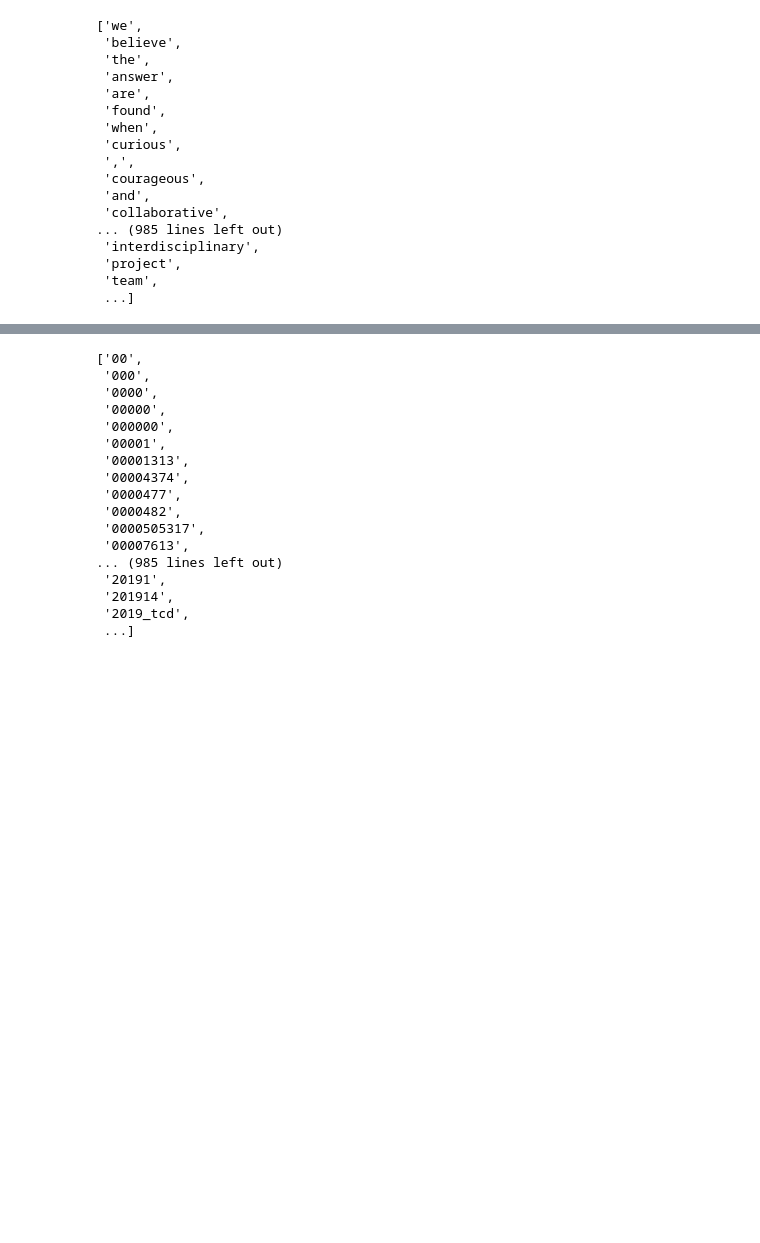
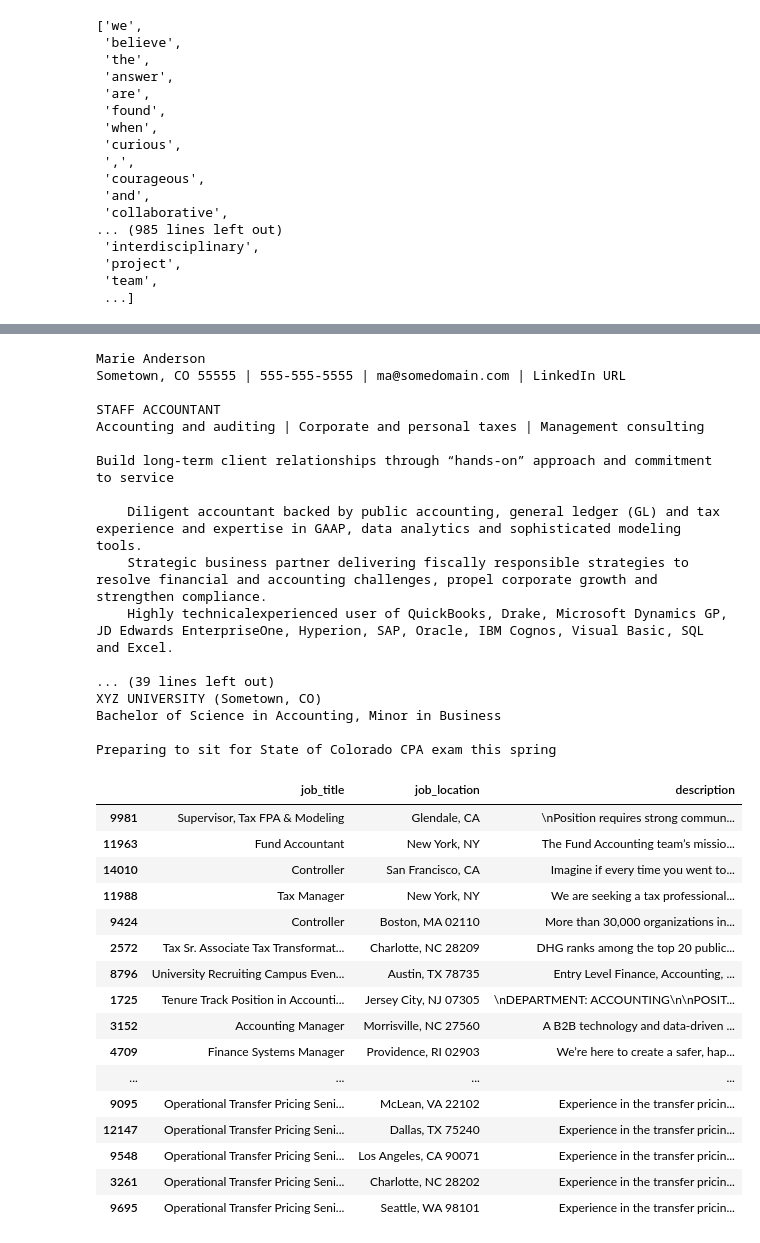
Before and after one commit to ivboh/NLP-Indeed-Jobs-Recommender, a Jupyter notebook: src/nlp_indeed_EDA.ipynb, the cells around one changed output, grey strips where cells are left out. Cells and saved outputs as stored; diff of their text form; code cells hidden in the pictures; blank space fills up the shorter version.

```diff
--- a/src/nlp_indeed_EDA.ipynb
+++ b/src/nlp_indeed_EDA.ipynb
@@ -495,20 +647,37 @@ n_matching_jobs(test_resume, vectorizer, docs_tfidf, 100)
-# %%
-vectorizer.get_feature_names()
-# %% [output]
-['00',
- '000',
- '0000',
- '00000',
- '000000',
- '00001',
- '00001313',
- '00004374',
- '0000477',
- '0000482',
- '0000505317',
- '00007613',
-... (985 lines left out)
- '20191',
- '201914',
- '2019_tcd',
- ...]
+# %%
+n_matching_jobs(test_resume_accountant, vectorizer, docs_tfidf, 20)
+# %% [output]
+Marie Anderson
+Sometown, CO 55555 | 555-555-5555 | ma@somedomain.com | LinkedIn URL
+
+STAFF ACCOUNTANT
+Accounting and auditing | Corporate and personal taxes | Management consulting
+
+Build long-term client relationships through “hands-on” approach and commitment to service
+
+    Diligent accountant backed by public accounting, general ledger (GL) and tax experience and expertise in GAAP, data analytics and sophisticated modeling tools.
+    Strategic business partner delivering fiscally responsible strategies to resolve financial and accounting challenges, propel corporate growth and strengthen compliance.
+    Highly technicalexperienced user of QuickBooks, Drake, Microsoft Dynamics GP, JD Edwards EnterpriseOne, Hyperion, SAP, Oracle, IBM Cognos, Visual Basic, SQL and Excel.
+
+... (39 lines left out)
+XYZ UNIVERSITY (Sometown, CO)
+Bachelor of Science in Accounting, Minor in Business
+
+Preparing to sit for State of Colorado CPA exam this spring
+|  | job_title | job_location | description |
+| 9981 | Supervisor, Tax FPA & Modeling | Glendale, CA | \nPosition requires strong commun... |
+| 11963 | Fund Accountant | New York, NY | The Fund Accounting team’s missio... |
+| 14010 | Controller | San Francisco, CA | Imagine if every time you went to... |
+| 11988 | Tax Manager | New York, NY | We are seeking a tax professional... |
+| 9424 | Controller | Boston, MA 02110 | More than 30,000 organizations in... |
+| 2572 | Tax Sr. Associate Tax Transformat... | Charlotte, NC 28209 | DHG ranks among the top 20 public... |
+| 8796 | University Recruiting Campus Even... | Austin, TX 78735 | Entry Level Finance, Accounting, ... |
+| 1725 | Tenure Track Position in Accounti... | Jersey City, NJ 07305 | \nDEPARTMENT: ACCOUNTING\n\nPOSIT... |
+| 3152 | Accounting Manager | Morrisville, NC 27560 | A B2B technology and data-driven ... |
+| 4709 | Finance Systems Manager | Providence, RI 02903 | We’re here to create a safer, hap... |
+| ... | ... | ... | ... |
+| 9095 | Operational Transfer Pricing Seni... | McLean, VA 22102 | Experience in the transfer pricin... |
+| 12147 | Operational Transfer Pricing Seni... | Dallas, TX 75240 | Experience in the transfer pricin... |
+| 9548 | Operational Transfer Pricing Seni... | Los Angeles, CA 90071 | Experience in the transfer pricin... |
+| 3261 | Operational Transfer Pricing Seni... | Charlotte, NC 28202 | Experience in the transfer pricin... |
+| 9695 | Operational Transfer Pricing Seni... | Seattle, WA 98101 | Experience in the transfer pricin... |
```
Also changed, not shown: parts of 28 cells of this notebook.
